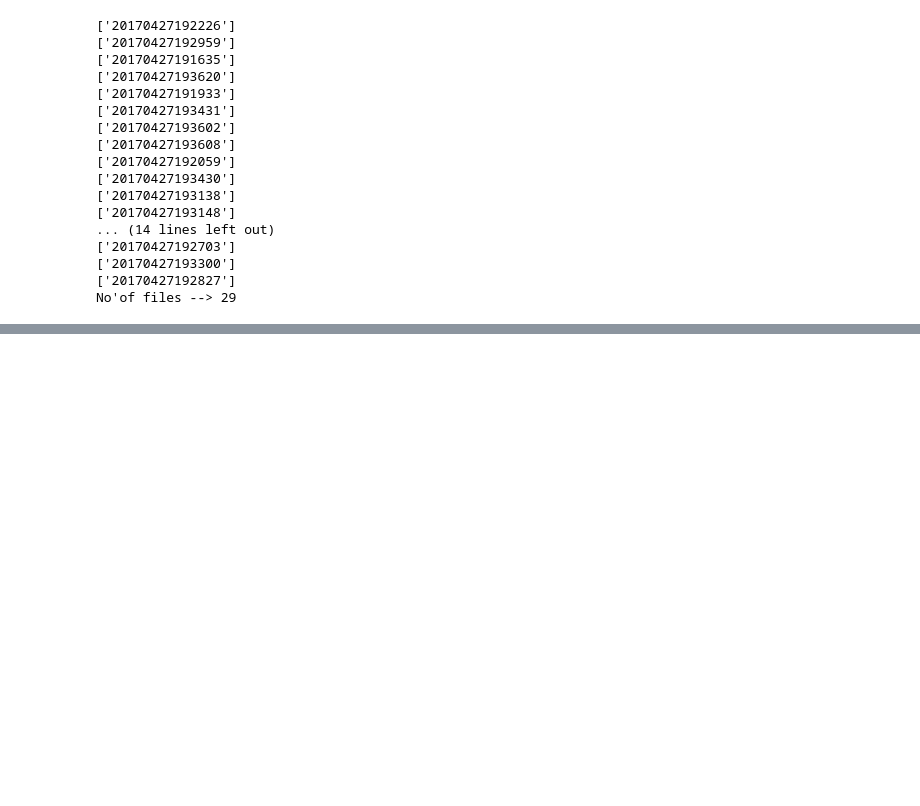
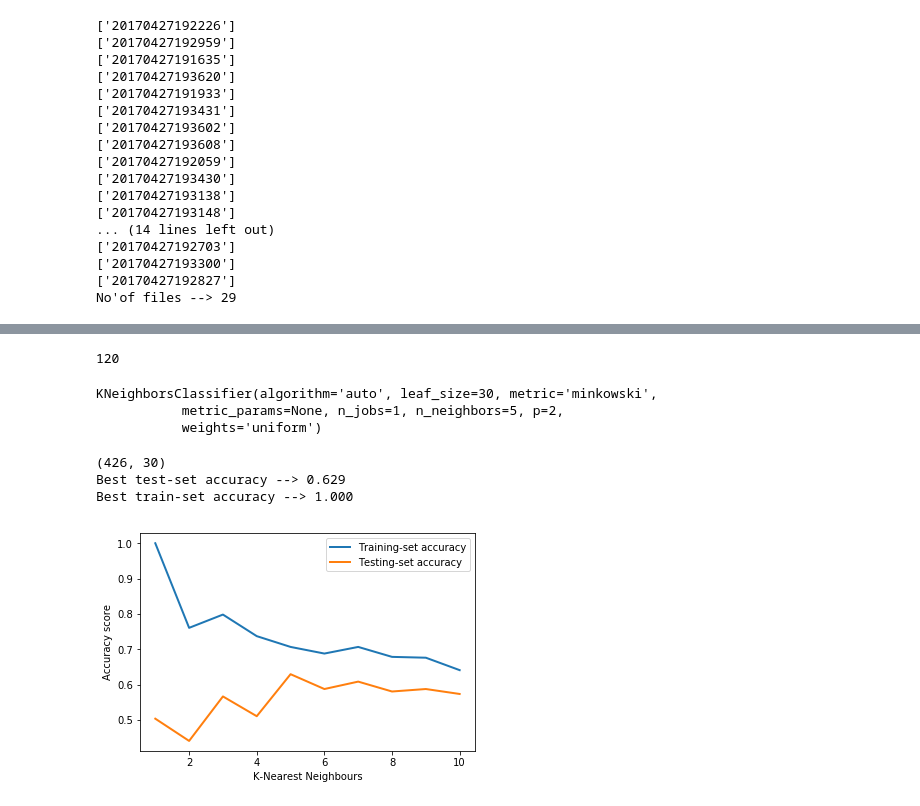
Before and after one commit to santosh8309/python, a Jupyter notebook: python_practice.ipynb, the cells around one changed output, grey strips where cells are left out. Cells and saved outputs as stored; diff of their text form; code cells hidden in the pictures; blank space fills up the shorter version.

```diff
--- a/python_practice.ipynb
+++ b/python_practice.ipynb
@@ -306,0 +307,79 @@ print(datetime.fromtimestamp(last_time))
+# %%
+def FirstFactorial(num):
+    for i in range(1, num):
+        num = num*i
+    return num
+
+# keep this function call here
+FirstFactorial(5)
+# %% [output]
+120
+# %%
+from sklearn import datasets
+from sklearn.neighbors import KNeighborsClassifier
+from sklearn import preprocessing, cross_validation
+import numpy as np
+
+import matplotlib.pyplot as plt
+%matplotlib inline
+
+
+df = datasets.load_breast_cancer()
+
+x_train, x_test, y_train, y_test = cross_validation.train_test_split(df.data, df.target, stratify = df.target, random_state = 42)
+
+clf = KNeighborsClassifier()
+clf.fit(x_train, y_train)
+# %% [output]
+KNeighborsClassifier(algorithm='auto', leaf_size=30, metric='minkowski',
+           metric_params=None, n_jobs=1, n_neighbors=5, p=2,
+           weights='uniform')
+# %%
+def largest(arr,n):
+
+    # Initialize maximum element
+    max = arr[0]
+
+    # Traverse array elements from second
+    # and compare every element with
+    # current max
+    for i in range(1, n):
+        if arr[i] > max:
+            max = arr[i]
+    return max
+# %%
+import matplotlib.pyplot as plt
+%matplotlib inline
+
+X_train, X_test, y_train, y_test = cross_validation.train_test_split(df.data, df.target, stratify = df.target , random_state = 62)
+
+
+X_train = X_train.reshape(1, -1)
+X_test = X_test.reshape(-1, 1)
+y_train = y_train.reshape(-1, 1)
+y_test = y_test.reshape(-1, 1)
+
+print(x_train.shape)
+neighbours_range = range(1,11)
+
+train_set_accuracy = []
+test_set_accuracy = []
+
+for neighbours in neighbours_range:
+    clf = KNeighborsClassifier(n_neighbors = neighbours)
+    clf.fit(x_train, y_train)
+    train_set_accuracy.append(clf.score(x_train, y_train))
+    test_set_accuracy.append(clf.score(x_test, y_test))
+
+plt.plot(neighbours_range, train_set_accuracy, label = 'Training-set accuracy', lw = 2)
+plt.plot(neighbours_range, test_set_accuracy, label = 'Testing-set accuracy', lw = 2)
+plt.ylabel('Accuracy score')
+plt.xlabel('K-Nearest Neighbours')
+plt.legend()
+
+print('Best test-set accuracy --> {:.3f}'.format(largest(test_set_accuracy, 10)))
+# %% [output]
+(426, 30)
+Best test-set accuracy --> 0.629
+Best train-set accuracy --> 1.000
+[figure, added]
```
Also changed, not shown: parts of 2 cells of this notebook.
